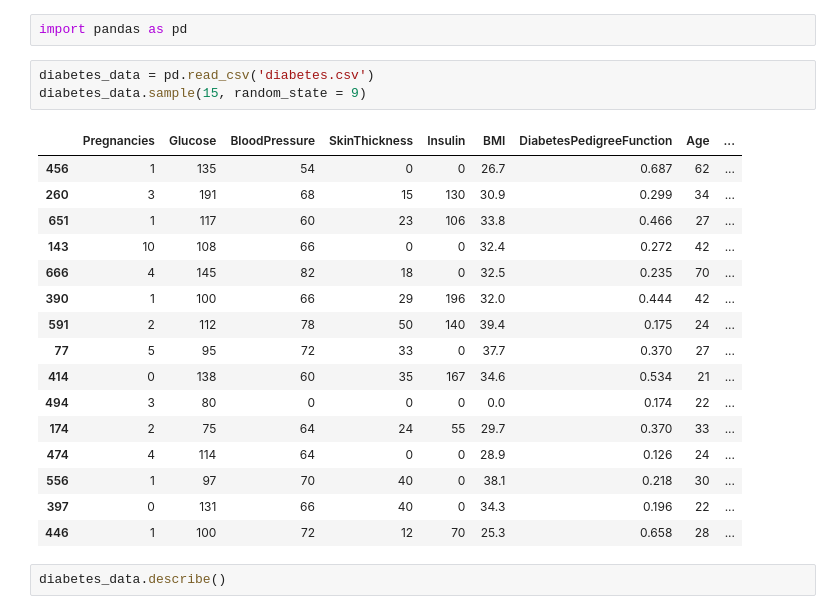
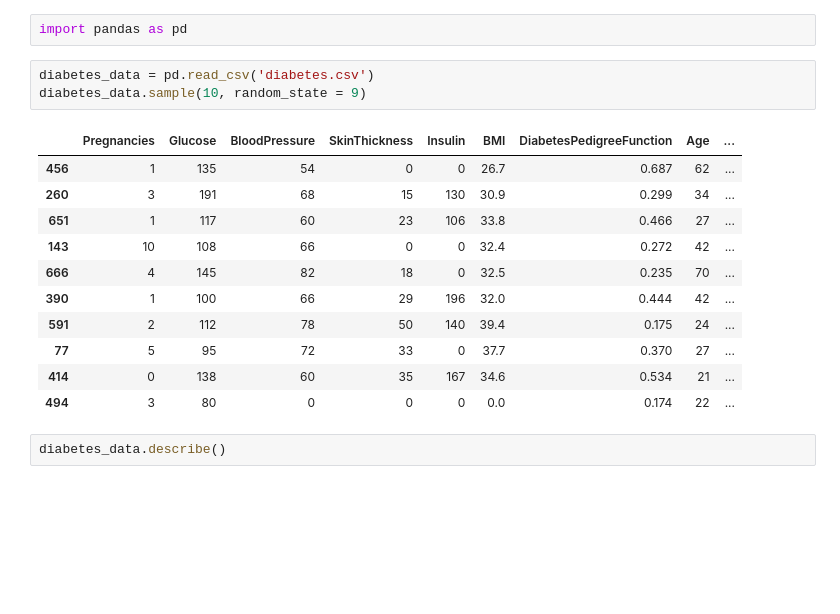
Before and after one commit to KoenigJulia/kids-project-diabetes, a Jupyter notebook: DataPreparation.ipynb, the cells around one changed output. Saved outputs shown, nothing was run; the diff lists cells and outputs as text; blank space fills up the shorter version.

Commit message:
Add data preparation first design

```diff
--- a/DataPreparation.ipynb
+++ b/DataPreparation.ipynb
@@ -4,24 +4,19 @@
 import pandas as pd
 # %%
 diabetes_data = pd.read_csv('diabetes.csv')
-diabetes_data.sample(15, random_state = 9)
+diabetes_data.sample(10, random_state = 9)
 # %% [output]
 |  | Pregnancies | Glucose | BloodPressure | SkinThickness | Insulin | BMI | DiabetesPedigreeFunction | Age | ... |
 | 456 | 1 | 135 | 54 | 0 | 0 | 26.7 | 0.687 | 62 | ... |
 | 260 | 3 | 191 | 68 | 15 | 130 | 30.9 | 0.299 | 34 | ... |
 | 651 | 1 | 117 | 60 | 23 | 106 | 33.8 | 0.466 | 27 | ... |
 | 143 | 10 | 108 | 66 | 0 | 0 | 32.4 | 0.272 | 42 | ... |
 | 666 | 4 | 145 | 82 | 18 | 0 | 32.5 | 0.235 | 70 | ... |
 | 390 | 1 | 100 | 66 | 29 | 196 | 32.0 | 0.444 | 42 | ... |
 | 591 | 2 | 112 | 78 | 50 | 140 | 39.4 | 0.175 | 24 | ... |
 | 77 | 5 | 95 | 72 | 33 | 0 | 37.7 | 0.370 | 27 | ... |
 | 414 | 0 | 138 | 60 | 35 | 167 | 34.6 | 0.534 | 21 | ... |
 | 494 | 3 | 80 | 0 | 0 | 0 | 0.0 | 0.174 | 22 | ... |
-| 174 | 2 | 75 | 64 | 24 | 55 | 29.7 | 0.370 | 33 | ... |
-| 474 | 4 | 114 | 64 | 0 | 0 | 28.9 | 0.126 | 24 | ... |
-| 556 | 1 | 97 | 70 | 40 | 0 | 38.1 | 0.218 | 30 | ... |
-| 397 | 0 | 131 | 66 | 40 | 0 | 34.3 | 0.196 | 22 | ... |
-| 446 | 1 | 100 | 72 | 12 | 70 | 25.3 | 0.658 | 28 | ... |
 # %%
 diabetes_data.describe()
 # %% [output]
```
Also changed, not shown: parts of 10 cells of this notebook.
